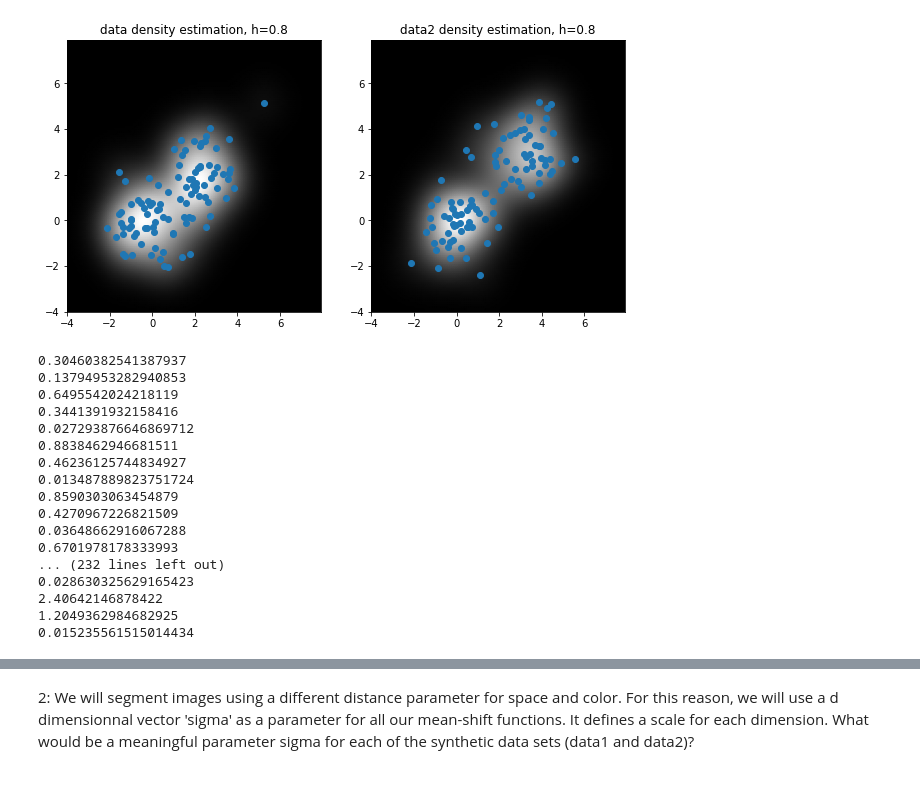
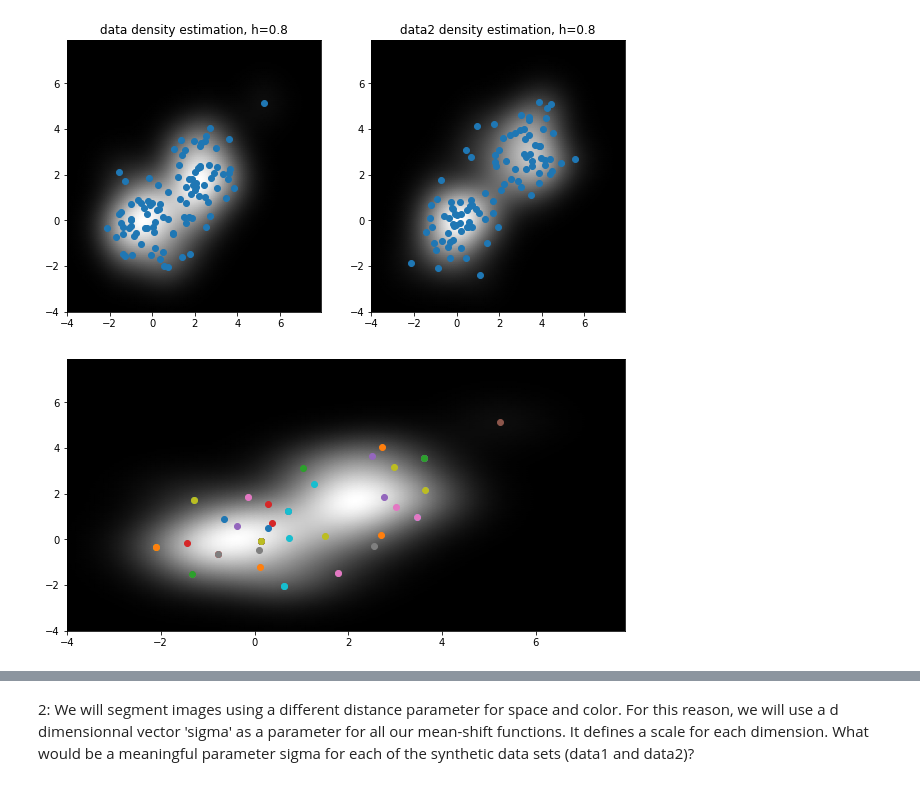
Before and after one commit to LouisLesueur/Illumination_project, a Jupyter notebook: mean_shift_TP.ipynb, the cells around one changed output, grey strips where cells are left out. Cells and saved outputs as stored; diff of their text form; code cells hidden in the pictures.

```diff
--- a/mean_shift_TP.ipynb
+++ b/mean_shift_TP.ipynb
@@ -135,72 +135,56 @@ def normal_2d_der(x, y, mu, sigma):
 
 
 def k_pn(r):
-    return 0.5*k_n(r)
+    return -0.5*k_n(r)
 
 def kernel_density_estimator_der2(x, y, data, h, kp = k_pn):
     n = len(data[0])
     sum = np.array([0.,0.])
     for i in range(n):
         sum += -k_pn( ((x-data[0][i])**2 + (y-data[1][i])**2)/(h**2) )
     return sum/(len(data) * h)
 
-def mean_shift_value(x, y, data, h):
+
+def m(x, y, data, h):
     n = len(data[0])
     sum1 = 0
     sum2 = 0
     for i in range(n):
-        ker = kernel_density_estimator_der2(x-data[0][i], y-data[1][i], data, h)
+        ker = -k_pn( ((x-data[0][i])**2 + (y-data[1][i])**2)/(h**2) )
         sum1 += np.array([data[0][i], data[1][i]])* ker
         sum2 += ker
-    return sum1/(sum2 + 1*10**-16) - np.array([x,y])
+    return sum1/(sum2 + 1*10**-16)
 
 
-def mean_shift_algo(data, h):
+def mean_shift_algo(data, h, i):
+
     data_copy = np.copy(data)
-    convergeX, convergeY = [], []
-    for i in range(len(data_copy[0])):
-        elem = np.array([data_copy[0][i], data_copy[1][i]])
-        xList = []
-        yList = []
-        c=0
+    elem = np.array([data_copy[0][i], data_copy[1][i]])
 
-        ms = mean_shift_value(*elem, data, h)
-        elem2 = elem + ms
-
-        while norm2(elem2-elem) > 0.3 and c<100:
-            elem = elem2
-            elem2 = elem + ms
-            print(norm2(elem2-elem))
+    ms = m(*elem, data, h)
+    elem2 = elem + ms
+    while norm2(elem2-elem) > 0.000001:
+        elem = elem2
+        elem2 = m(*elem, data, h)
             #y = kernel_density_estimator(*elem, data, h)
             #xList.append(elem)
             #yList.append(y)
             #makeFig(xList, yList)
             #plt.pause(0.001)
-            ms = mean_shift_value(*elem, data, h) #pour ne pas le calculer 2 fois
-            c+=1
 
-        if norm2(mean_shift_value(*elem, data, h)) <= 0.3:
-            convergeX.append(elem[0])
-            convergeY.append(elem[1])
+    return elem2
 
-    return convergeX, convergeY
 
-converge = mean_shift_algo(data2, 0.1)
+
+x = np.arange(-4,8,0.1)
+X,Y = np.meshgrid(x,x)
+plt.figure(figsize=(10,5))
+plt.pcolormesh(X, Y, kernel_density_estimator(X,Y, data, t), shading="gouraud")
+
+for i in range(99):
+    converge = mean_shift_algo(data, 0.1, i)
+    plt.scatter(*converge)
+
+plt.show()
 # %% [output]
-0.30460382541387937
-0.13794953282940853
-0.6495542024218119
-0.3441391932158416
-0.027293876646869712
-0.8838462946681511
-0.46236125744834927
-0.013487889823751724
-0.8590303063454879
-0.4270967226821509
-0.03648662916067288
-0.6701978178333993
-... (232 lines left out)
-0.028630325629165423
-2.40642146878422
-1.2049362984682925
-0.015235561515014434
+[figure, added]
```
Also changed, not shown: parts of 1 cell of this notebook.
